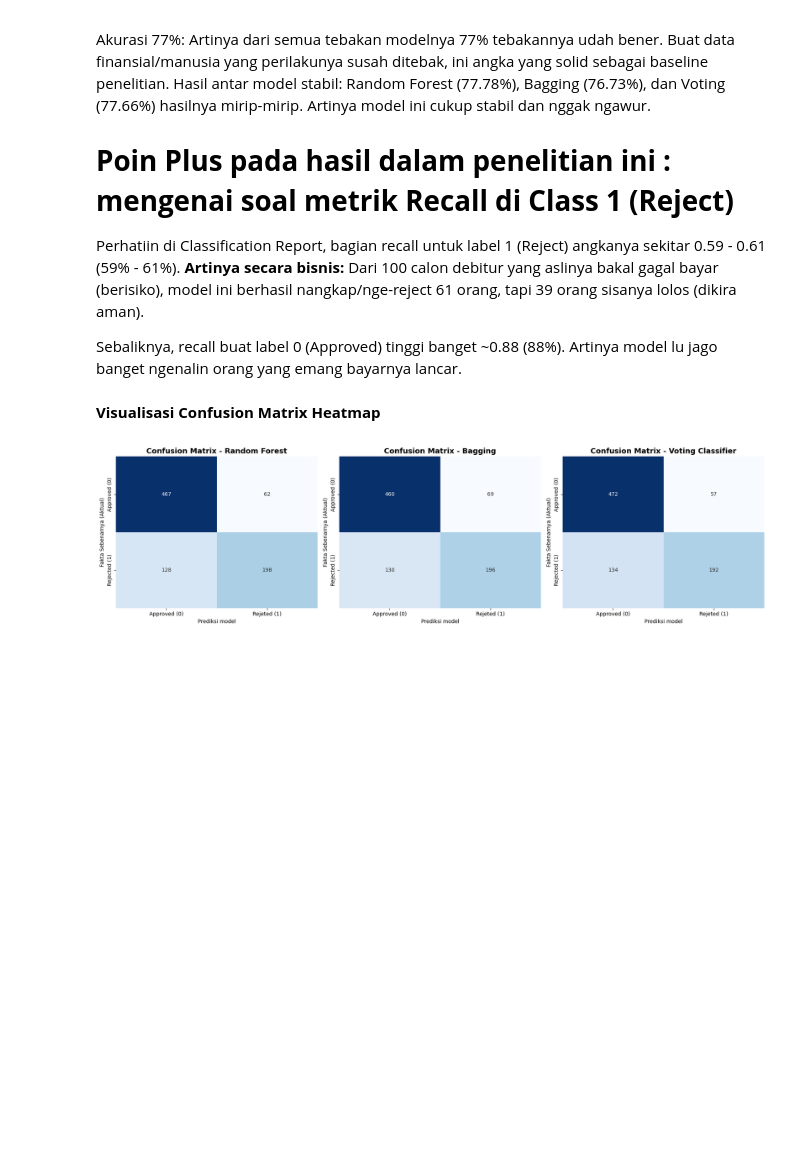
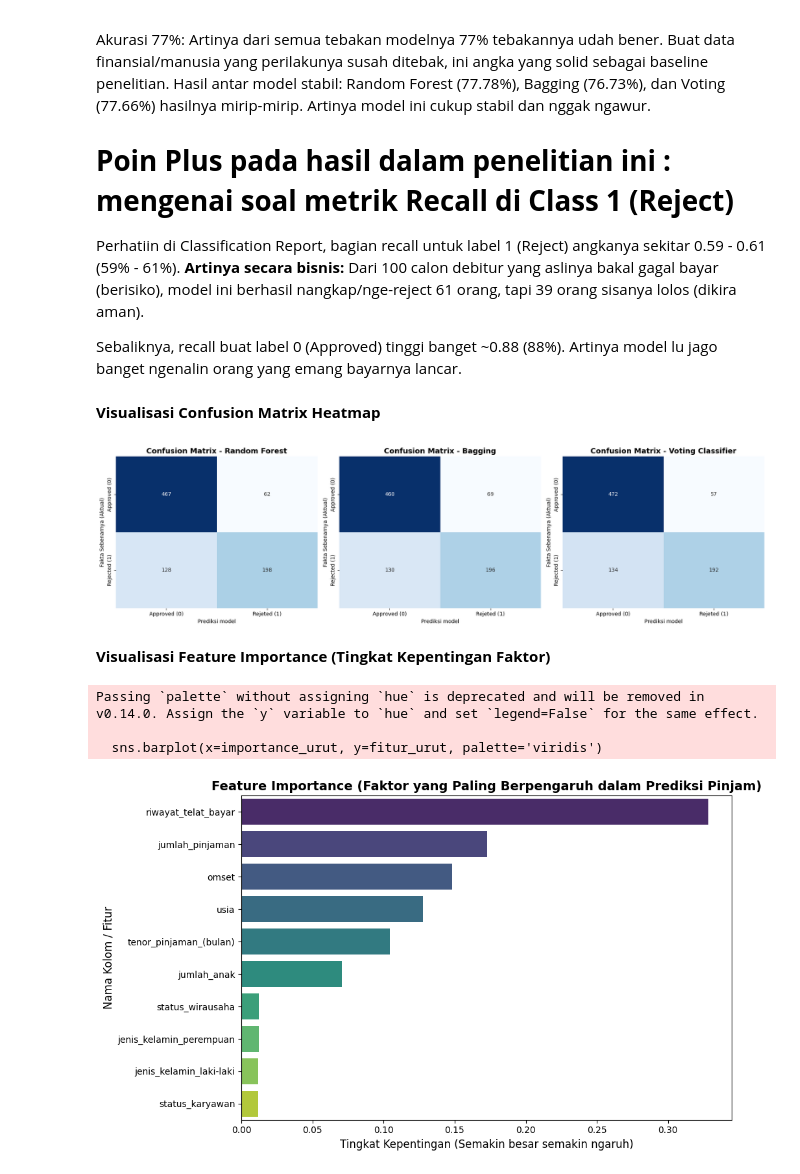
Before and after one commit to Luseat/KlasifikasiRnadomForest, a Jupyter notebook: pembuatan_model_random_forest_&_bagging.ipynb, the cells around one changed output. Saved outputs shown, nothing was run; the diff lists cells and outputs as text; code cells hidden in the pictures; blank space fills up the shorter version.

```diff
--- a/pembuatan_model_random_forest_&_bagging.ipynb
+++ b/pembuatan_model_random_forest_&_bagging.ipynb
@@ -237,3 +237,39 @@ plt.tight_layout()
 plt.show()
 # %% [output]
 [figure]
+# %% [markdown]
+**Visualisasi Feature Importance (Tingkat Kepentingan Faktor)**
+# %%
+# Ekstrak nama fitur asli setelah di-preprocessing (One-Hot Encoding dll)
+preprocessor_step = pipeline_rf.named_steps['preprocessor']
+num_cols = numeric_features
+
+
+#Fitur teks yang udh di-encode (jenis_kelamin & status)
+one_step = preprocessor_step.transformers_[1][1].named_steps['onehot']
+cat_cols = one_step.get_feature_names_out(categorical_features)
+semua_fitur = np.concatenate([num_cols, cat_cols]) # Gabung semua fitur
+
+
+# Ambil nilai 'kepentingan' dari model Random Forest
+importances = pipeline_rf.named_steps['model'].feature_importances_
+
+
+#Dari yang paling penting
+indices = np.argsort(importances)[::-1]
+fitur_urut = semua_fitur[indices]
+importance_urut = importances[indices]
+
+
+plt.figure(figsize=(10, 6))
+sns.barplot(x=importance_urut, y=fitur_urut, palette='viridis')
+plt.title('Feature Importance (Faktor yang Paling Berpengaruh dalam Prediksi Pinjam)', fontsize=14, fontweight='bold')
+plt.xlabel('Tingkat Kepentingan (Semakin besar semakin ngaruh)', fontsize=12)
+plt.ylabel('Nama Kolom / Fitur', fontsize=12)
+plt.tight_layout()
+plt.show()
+# %% [output]
+Passing `palette` without assigning `hue` is deprecated and will be removed in v0.14.0. Assign the `y` variable to `hue` and set `legend=False` for the same effect.
+
+  sns.barplot(x=importance_urut, y=fitur_urut, palette='viridis')
+[figure, added]
```
